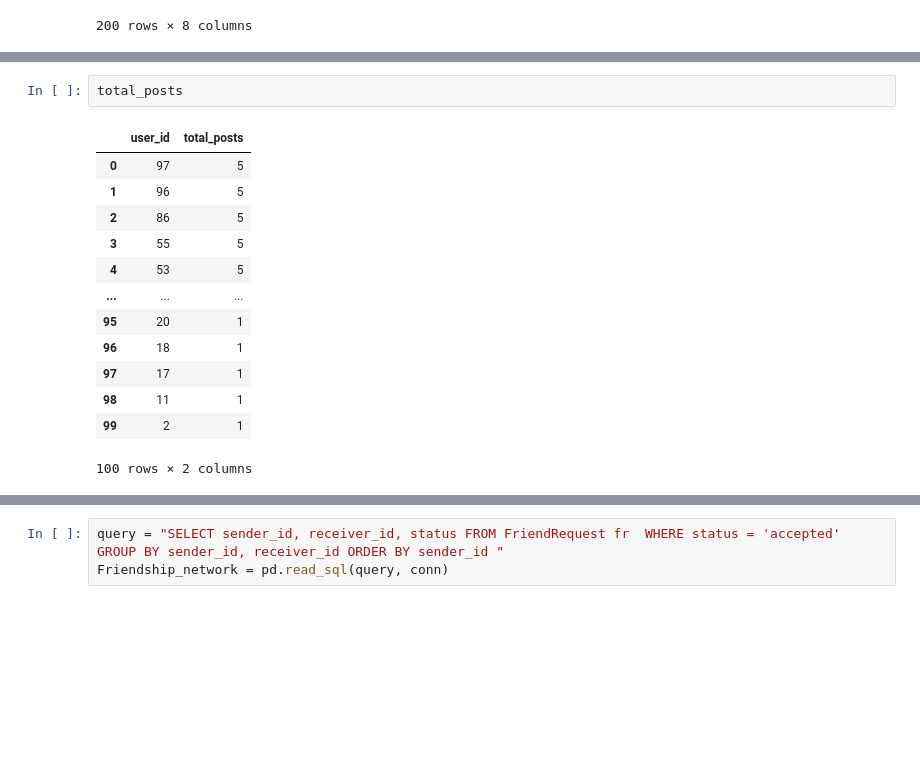
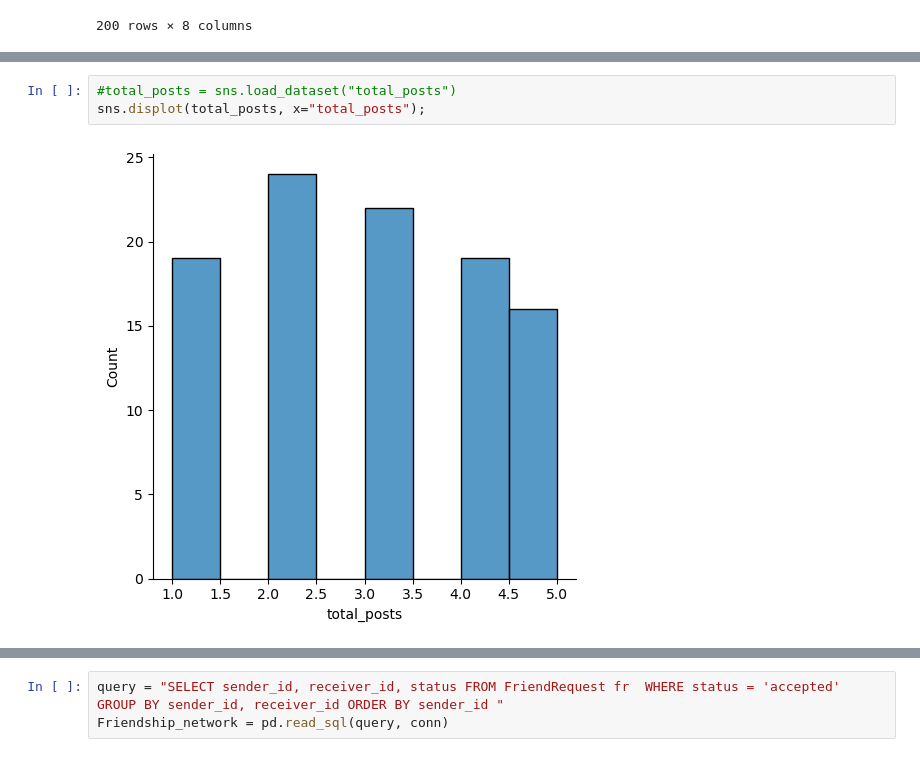
Before and after one commit to AlisonCG1/Project-datacopy, a Jupyter notebook: exploratory.ipynb, the cells around one changed output, grey strips where cells are left out. Cells and saved outputs as stored; diff of their text form; blank space fills up the shorter version.

Commit message:
new plots added

```diff
--- a/exploratory.ipynb
+++ b/exploratory.ipynb
@@ -90,17 +105,6 @@ total_posts = pd.read_sql(query, conn)
 # %%
-total_posts
+#total_posts = sns.load_dataset("total_posts")
+sns.displot(total_posts, x="total_posts");
 # %% [output]
-|  | user_id | total_posts |
-| 0 | 97 | 5 |
-| 1 | 96 | 5 |
-| 2 | 86 | 5 |
-| 3 | 55 | 5 |
-| 4 | 53 | 5 |
-| ... | ... | ... |
-| 95 | 20 | 1 |
-| 96 | 18 | 1 |
-| 97 | 17 | 1 |
-| 98 | 11 | 1 |
-| 99 | 2 | 1 |
-100 rows × 2 columns
+[figure, added]
 # %%
```
Also changed, not shown: parts of 3 cells of this notebook.
